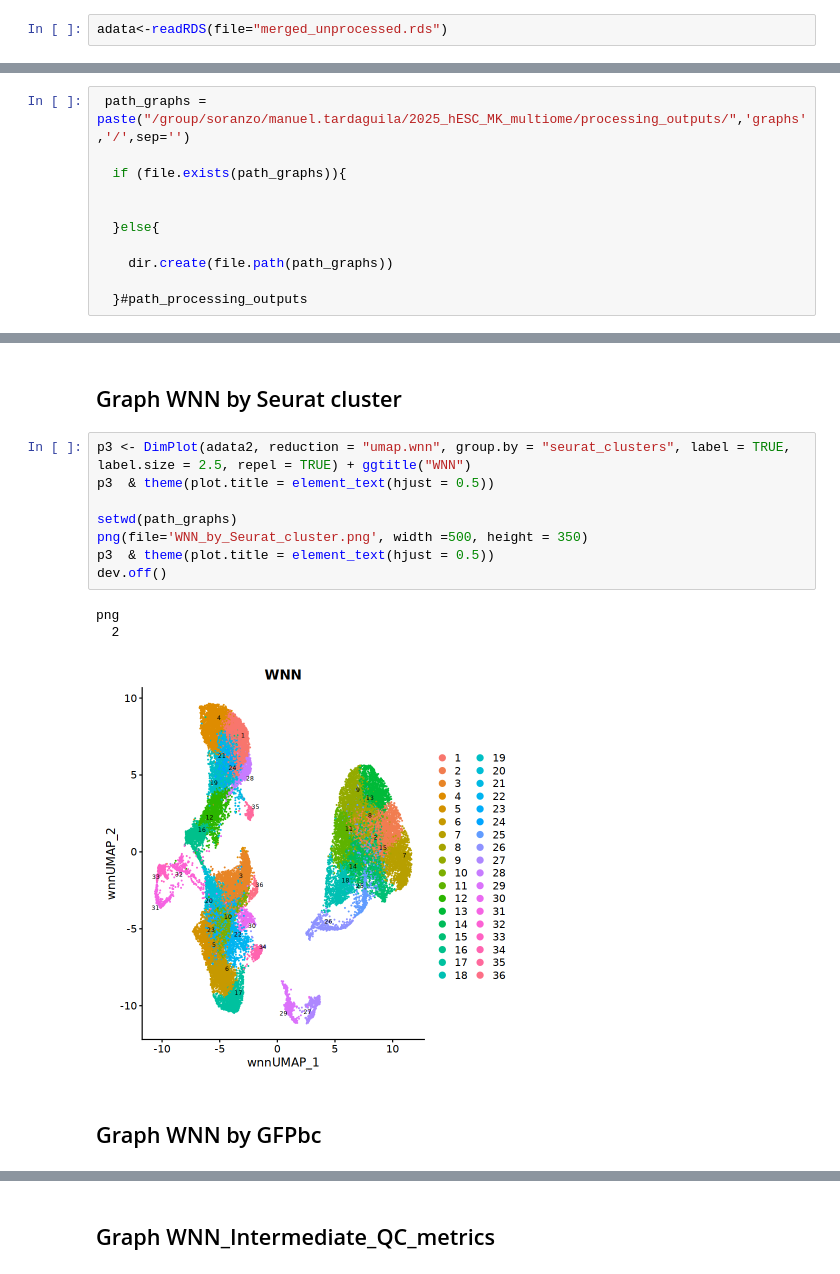
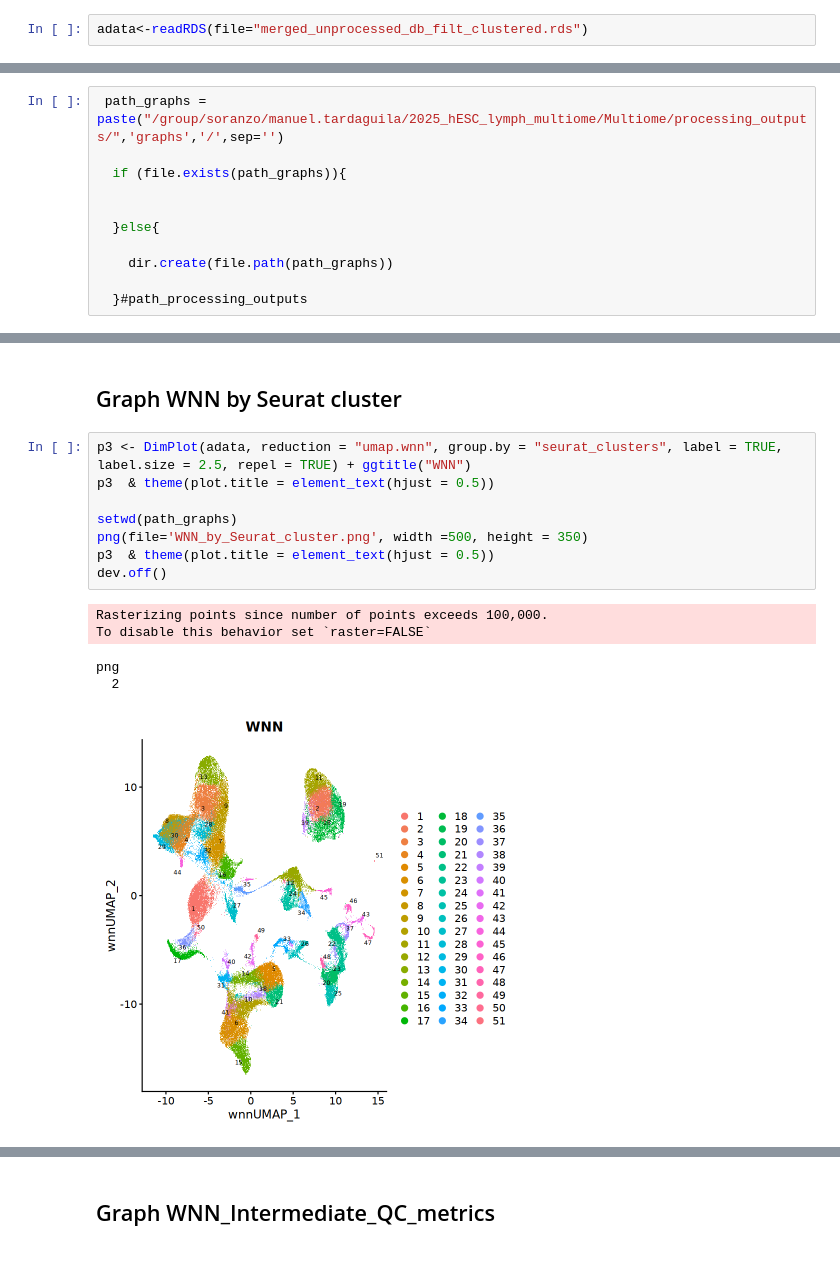
Before and after one commit to manueltar/Multiome_complete_processing, a Jupyter notebook: Jupyter_notebooks/Final_QC_in_the_merged_object.ipynb, the cells around one changed output, grey strips where cells are left out. Cells and saved outputs as stored; diff of their text form.

Commit message:
Added QC and cluster at 0.5

```diff
--- a/Jupyter_notebooks/Final_QC_in_the_merged_object.ipynb
+++ b/Jupyter_notebooks/Final_QC_in_the_merged_object.ipynb
@@ -109,5 +59,5 @@ setwd("/group/soranzo/manuel.tardaguila/2025_hESC_MK_multiome/processing_outputs
 # %%
-adata<-readRDS(file="merged_unprocessed.rds")
+adata<-readRDS(file="merged_unprocessed_db_filt_clustered.rds")
 # %% [markdown]
 ## Check initial metadata
 # %%
@@ -529,7 +89,7 @@ adata2<-readRDS(file="merged_unprocessed_db_filt_clustered.rds")
 # %% [markdown]
 # Graphs of clusterization
 # %%
- path_graphs = paste("/group/soranzo/manuel.tardaguila/2025_hESC_MK_multiome/processing_outputs/",'graphs','/',sep='')
+ path_graphs = paste("/group/soranzo/manuel.tardaguila/2025_hESC_lymph_multiome/Multiome/processing_outputs/",'graphs','/',sep='')
 
   if (file.exists(path_graphs)){
 
@@ -556,16 +118,16 @@ png
 # %% [markdown]
 ## Graph WNN by Seurat cluster
 # %%
-p3 <- DimPlot(adata2, reduction = "umap.wnn", group.by = "seurat_clusters", label = TRUE, label.size = 2.5, repel = TRUE) + ggtitle("WNN")
+p3 <- DimPlot(adata, reduction = "umap.wnn", group.by = "seurat_clusters", label = TRUE, label.size = 2.5, repel = TRUE) + ggtitle("WNN")
 p3  & theme(plot.title = element_text(hjust = 0.5))
 
 setwd(path_graphs)
 png(file='WNN_by_Seurat_cluster.png', width =500, height = 350)
 p3  & theme(plot.title = element_text(hjust = 0.5))
 dev.off()
 # %% [output]
-png
-  2
+Rasterizing points since number of points exceeds 100,000.
+To disable this behavior set `raster=FALSE`
+png
+  2
-[figure, old version]
+[figure, new version]
-# %% [markdown]
-## Graph WNN by GFPbc
```
Also changed, not shown: parts of 143 cells of this notebook, 4 other files.
